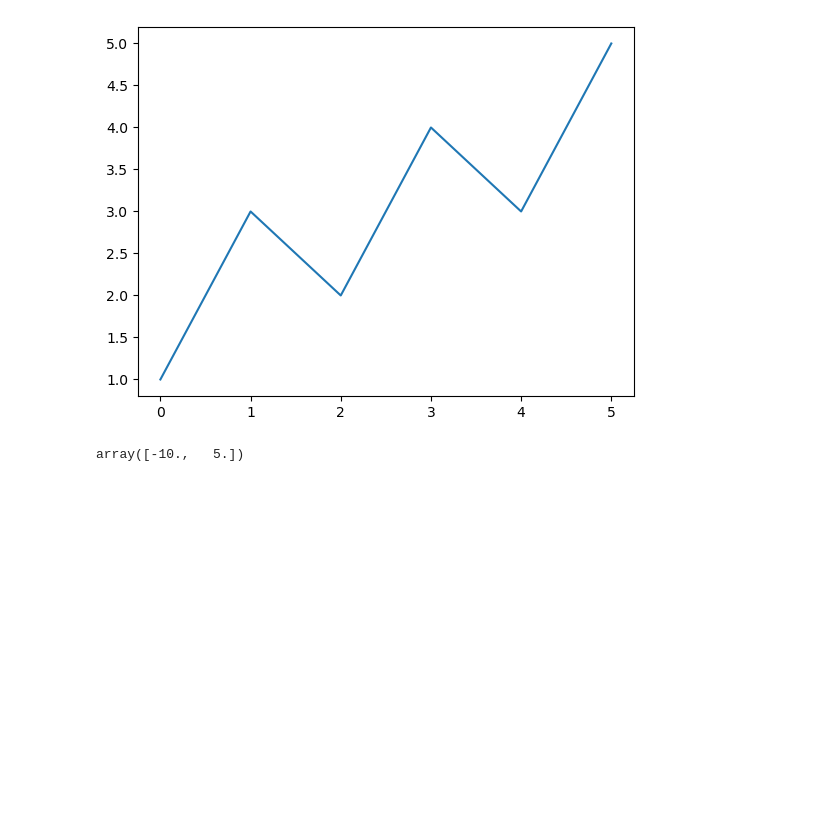
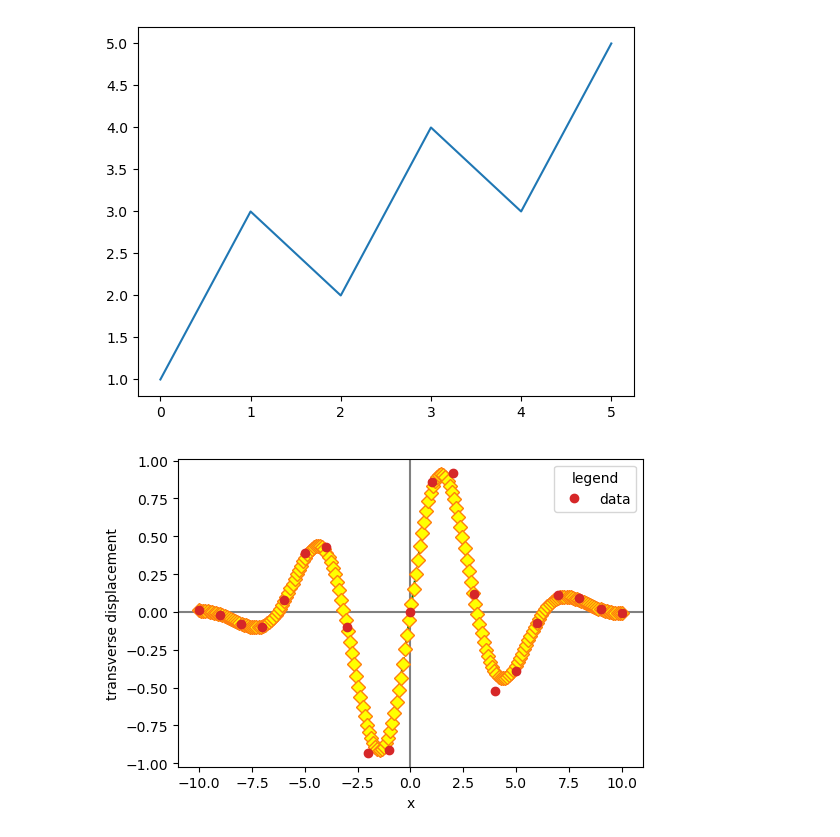
Before and after one commit to SEB91QA/Python-for-Science-Engineering, a Jupyter notebook: Section 8/Plotting.ipynb, the cells around one changed output. Saved outputs shown, nothing was run; the diff lists cells and outputs as text; code cells hidden in the pictures; blank space fills up the shorter version.

Commit message:
Plotting

```diff
--- a/Section 8/Plotting.ipynb
+++ b/Section 8/Plotting.ipynb
@@ -9,9 +9,40 @@ plt.show()
 # %% [output]
 [figure]
 # %%
+import numpy as np
+import matplotlib.pyplot as plt
+
+#read data from file
 xdata, ydata = np.loadtxt('wavy_pulse_data.txt', unpack=True)
+
+#create a x and y arrays for smooth curve
 x = np.linspace(-10.0, 10.0, 200)
-x_2 = np.arange(-10.0, 10.00, 5)
-x_2
+y= np.sin(x) * np.exp(-((x / 5.0) ** 2))
+
+#create plot
+plt.figure(1, figsize=(6, 4))
+
+plt.plot(x, y, color='green', linestyle='dashed', marker='D',
+         markerfacecolor='yellow', markersize=7, markeredgecolor='C1')
+#plt.plot(x, y, "-C0", label="model")  # blue line
+plt.plot(xdata, ydata, "oC3", label="data")  # red circle
+
+#label x&y axes
+plt.xlabel("x")
+plt.ylabel("transverse displacement")
+
+#display legen using labels set in plot function calls
+plt.legend(loc="upper right", title="legend")
+
+#draw gray lines behind plotted data for y=0 and x=0
+
+plt.axhline(color='gray', zorder=-1)
+plt.axvline(color='gray', zorder=-1)
+
+# save plot to file
+plt.savefig("wavy_pulse.pdf")
+
+# display plot on screen
+plt.show()
 # %% [output]
-array([-10.,   5.])
+[figure, added]
```
Also changed, not shown: parts of 8 cells of this notebook, 6 other files.
